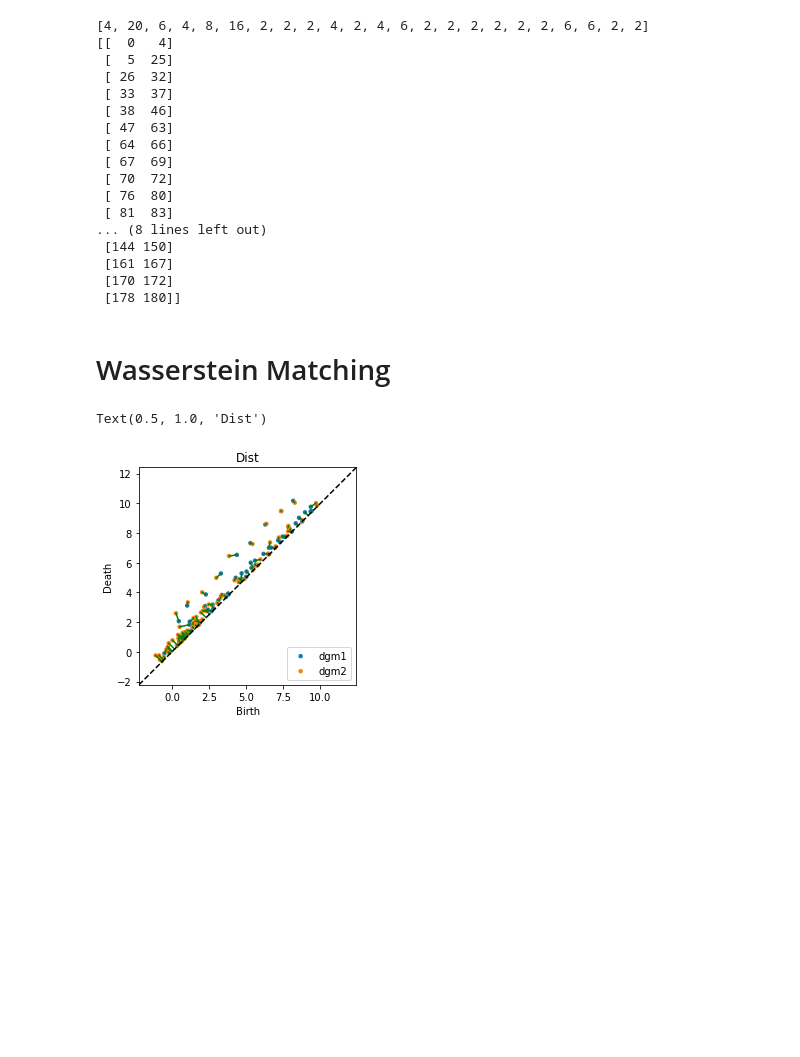
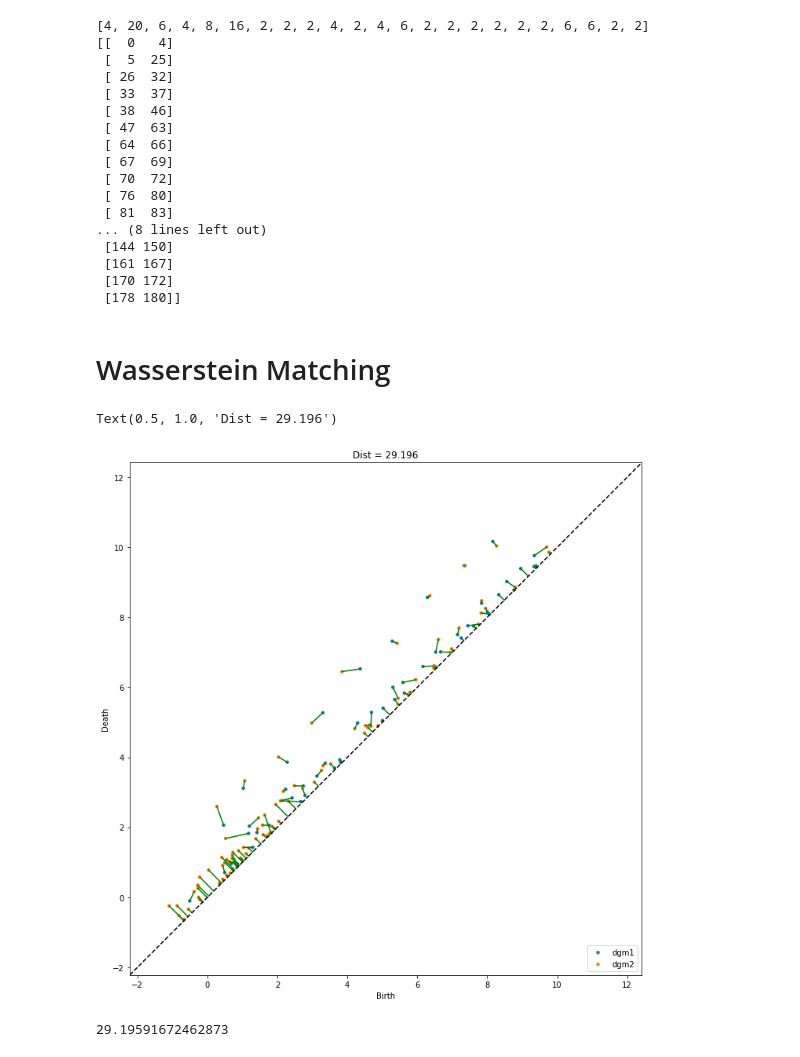
Before and after one commit to UrsinusREU2022MergeTrees/MergeTrees, a Jupyter notebook: notebooks/DPW.ipynb, the cells around one changed output. Cells and saved outputs as stored; diff of their text form; code cells hidden in the pictures; blank space fills up the shorter version.

Commit message:
Checking against hera

```diff
--- a/notebooks/DPW.ipynb
+++ b/notebooks/DPW.ipynb
@@ -122,18 +122,25 @@ print(ydel)
  [161 167]
  [170 172]
  [178 180]]
-# %% [markdown]
-# Wasserstein Matching
+# %% [markdown]
+# Wasserstein Matching
 # %%
 MT = MergeTree()
 I = MT.init_from_timeseries(x)
 MT = MergeTree()
 J = MT.init_from_timeseries(y)
-# %%
-from persim import plot_diagrams
-dist, matching = wasserstein(I, J, True)
-wasserstein_matching(I, J, matching)
-plt.title("Dist")
-# %% [output]
-Text(0.5, 1.0, 'Dist')
-[figure, removed]
+# %%
+from persim import plot_diagrams
+dist, matching = wasserstein(I, J, True)
+plt.figure(figsize=(12, 12))
+wasserstein_matching(I, J, matching)
+plt.title("Dist = {:.3f}".format(dist))
+# %% [output]
+Text(0.5, 1.0, 'Dist = 29.196')
+[figure, added]
+# %%
+# Check against hera
+from gudhi import hera
+print(hera.wasserstein_distance(I, J, order=1, internal_p=1))
+# %% [output]
+29.19591672462873
```
Also changed, not shown: parts of 1 cell of this notebook.
